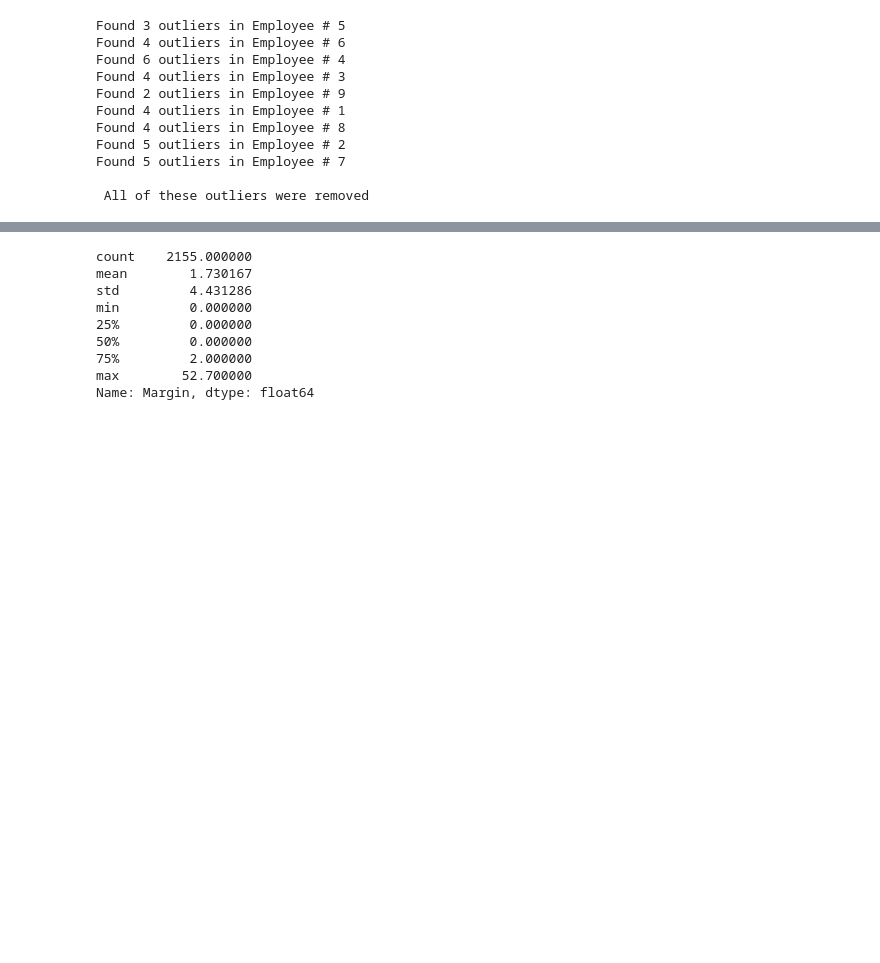
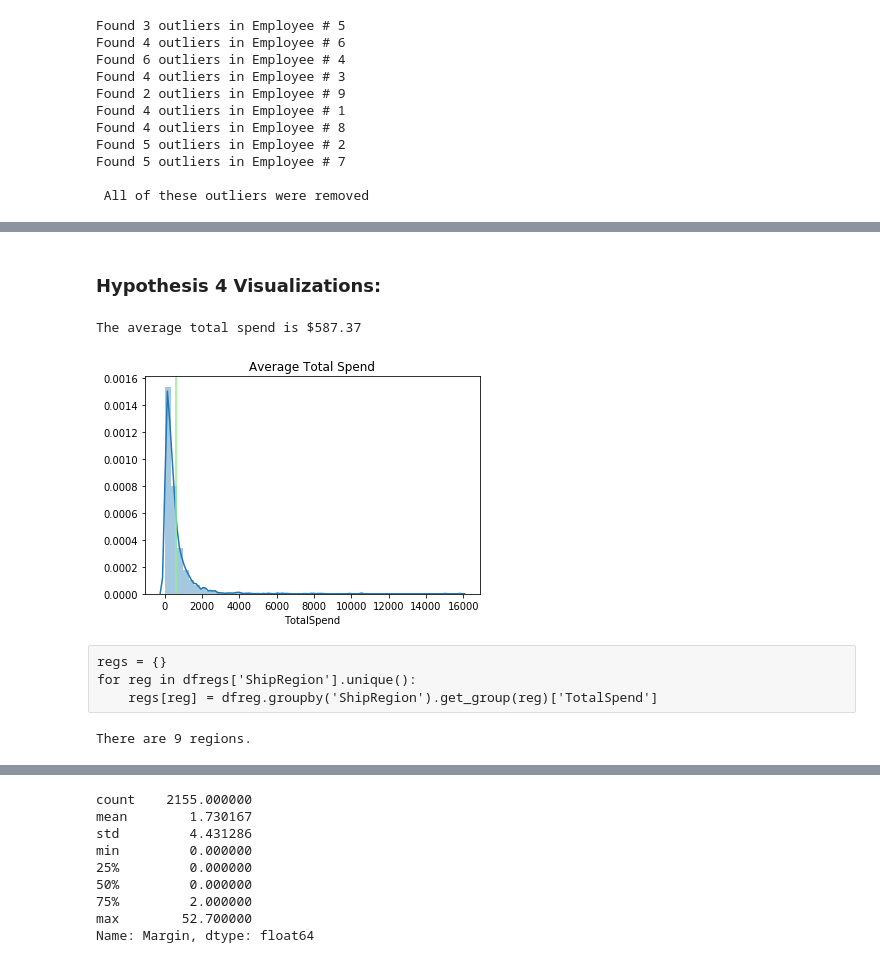
Before and after one commit to andiosika/hypothesis_testing_workflow_python, a Jupyter notebook: student.ipynb, the cells around one changed output, grey strips where cells are left out. Drawn from its saved outputs; the diff is of its cells as text; code cells hidden in the pictures; blank space fills up the shorter version.

```diff
--- a/student.ipynb
+++ b/student.ipynb
@@ -760,0 +897,8 @@ All samples are >15: Normality Assumption Criterion is met.
+# %%
+cur.execute("""SELECT ShipRegion, OrderID, ProductID, UnitPrice,
+                Quantity, Discount
+                FROM `Order` AS o
+                JOIN OrderDetail AS od
+                on o.ID = od.OrderId ;""")
+dfreg = pd.DataFrame(cur.fetchall(), columns=[x[0] for x in cur.description])
+dfreg.head()
@@ -760,0 +912,24 @@ All samples are >15: Normality Assumption Criterion is met.
+# %%
+dfreg['TotalSpend'] = ((dfreg['UnitPrice'])-(dfreg['UnitPrice']*dfreg['Discount']))*dfreg['Quantity']
+# %% [markdown]
+### Hypothesis 4 Visualizations:
+# %%
+fig, ax = plt.subplots()
+spend_mu = dfreg['TotalSpend'].mean()
+sns.distplot(dfreg['TotalSpend'], ax=ax)
+plt.axvline(spend_mu, color='lightgreen')
+plt.title('Average Total Spend')
+print(f'The average total spend is ${round(spend_mu,2)}')
+# %% [output]
+The average total spend is $587.37
+[figure, added]
+# %% [raw]
+regs = {}
+for reg in dfregs['ShipRegion'].unique():
+    regs[reg] = dfreg.groupby('ShipRegion').get_group(reg)['TotalSpend']
+# %%
+regions = list(dfreg['ShipRegion'].unique())
+regions
+print(f'There are {len(regions)} regions.')
+# %% [output]
+There are 9 regions.
```
Also changed, not shown: parts of 54 cells of this notebook, 1 other file.
